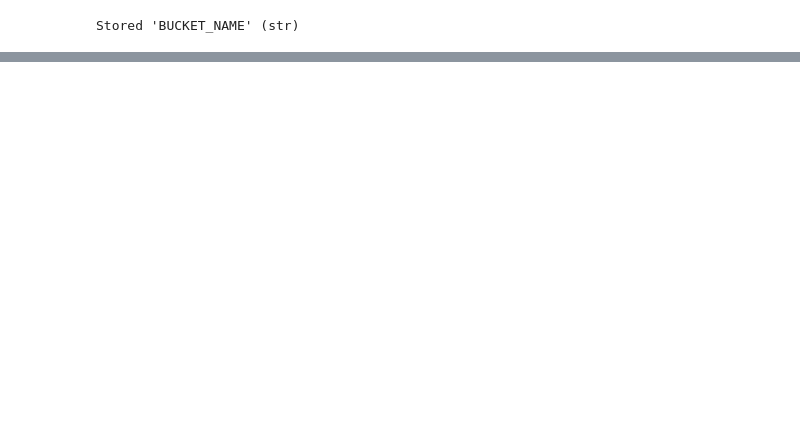
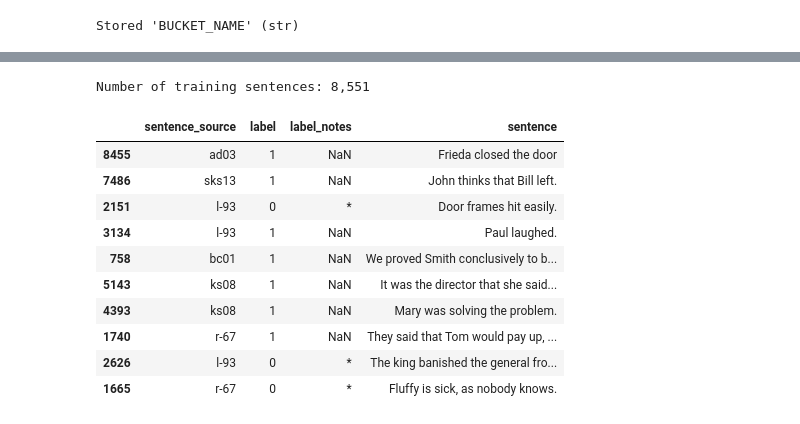
Before and after one commit to apac-ml-tfc/nlp-bert, a Jupyter notebook: classification/bert_classification.ipynb, the cells around one changed output, grey strips where cells are left out. Cells and saved outputs as stored; diff of their text form; code cells hidden in the pictures; blank space fills up the shorter version.

```diff
--- a/classification/bert_classification.ipynb
+++ b/classification/bert_classification.ipynb
@@ -74,0 +55,24 @@ val_channel = f"s3://{BUCKET_NAME}/{val_filename}"
+# %%
+import pandas as pd
+
+# Load the dataset into a pandas dataframe.
+df = pd.read_csv("./cola_public/raw/in_domain_train.tsv", delimiter='\t', header=None, names=['sentence_source', 'label', 'label_notes', 'sentence'])
+
+# Report the number of sentences.
+print('Number of training sentences: {:,}\n'.format(df.shape[0]))
+
+# Display 10 random rows from the data.
+df.sample(10)
+# %% [output]
+Number of training sentences: 8,551
+|  | sentence_source | label | label_notes | sentence |
+| 8455 | ad03 | 1 | NaN | Frieda closed the door |
+| 7486 | sks13 | 1 | NaN | John thinks that Bill left. |
+| 2151 | l-93 | 0 | * | Door frames hit easily. |
+| 3134 | l-93 | 1 | NaN | Paul laughed. |
+| 758 | bc01 | 1 | NaN | We proved Smith conclusively to b... |
+| 5143 | ks08 | 1 | NaN | It was the director that she said... |
+| 4393 | ks08 | 1 | NaN | Mary was solving the problem. |
+| 1740 | r-67 | 1 | NaN | They said that Tom would pay up, ... |
+| 2626 | l-93 | 0 | * | The king banished the general fro... |
+| 1665 | r-67 | 0 | * | Fluffy is sick, as nobody knows. |
```
Also changed, not shown: parts of 28 cells of this notebook, 4 other files.
